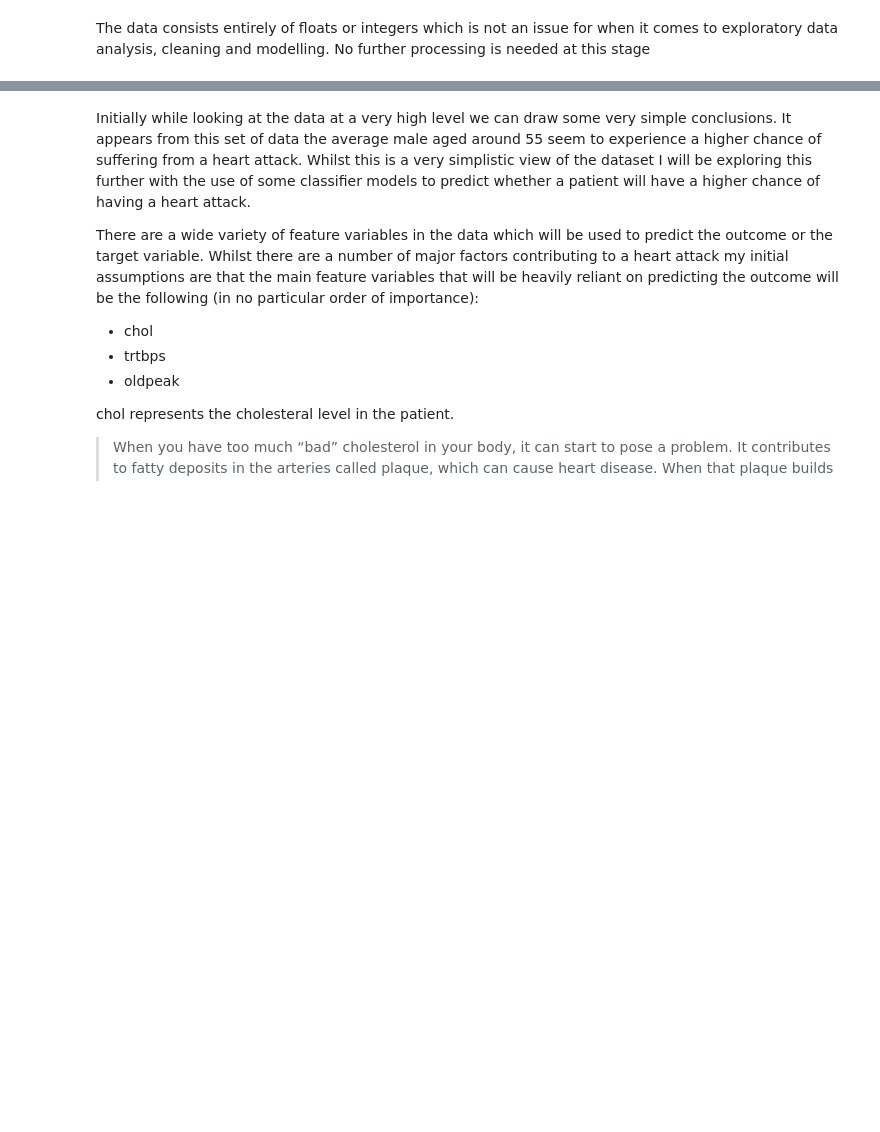
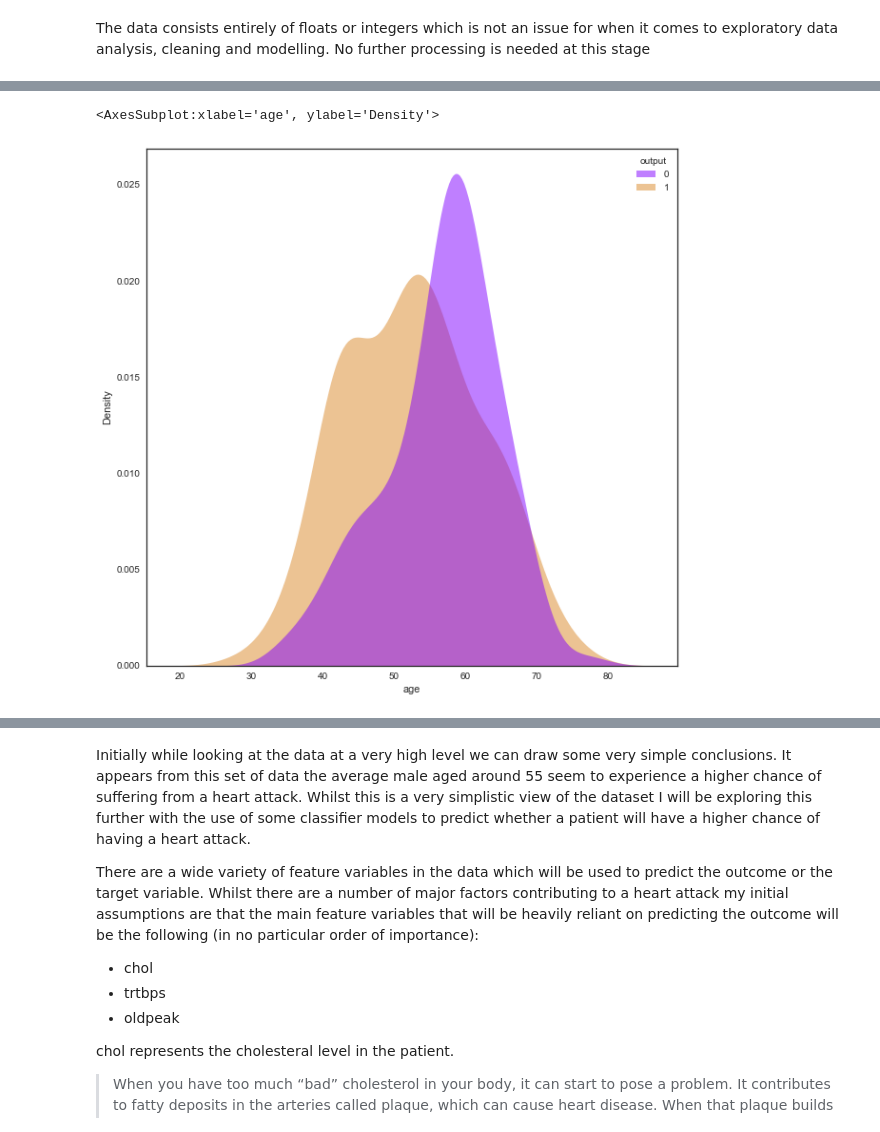
Before and after one commit to viswambaran/DataDrivenAnalytics, a Jupyter notebook: HeartAttackPredictor/HeartAttackPredictionModel.ipynb, the cells around one changed output, grey strips where cells are left out. Saved outputs shown, nothing was run; the diff lists cells and outputs as text; code cells hidden in the pictures; blank space fills up the shorter version.

```diff
--- a/HeartAttackPredictor/HeartAttackPredictionModel.ipynb
+++ b/HeartAttackPredictor/HeartAttackPredictionModel.ipynb
@@ -118,0 +122,9 @@ heart_df.groupby(['output']).describe()
+# %%
+plt.figure(figsize=(10,10))
+#sns.displot(heart_df.age, color="red", label="Age", kde= True)
+#plt.legend()
+#sns.countplot(data = heart_df, x = 'sex', hue='output')
+sns.kdeplot(data=heart_df, x='age',hue="output", fill=True,palette=["#8000ff","#da8829"], alpha=.5, linewidth=0);
+# %% [output]
+<AxesSubplot:xlabel='age', ylabel='Density'>
+[figure, added]
```
Also changed, not shown: parts of 28 cells of this notebook.
